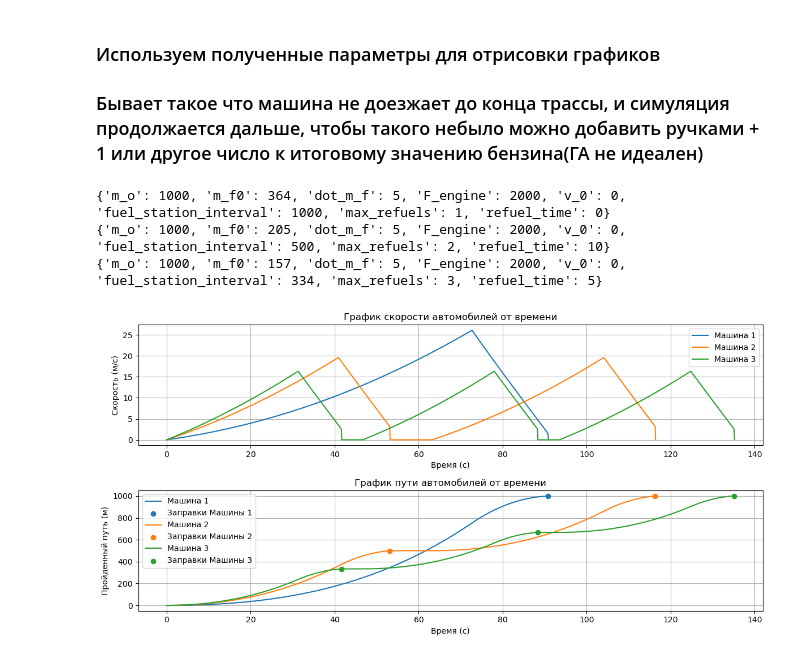
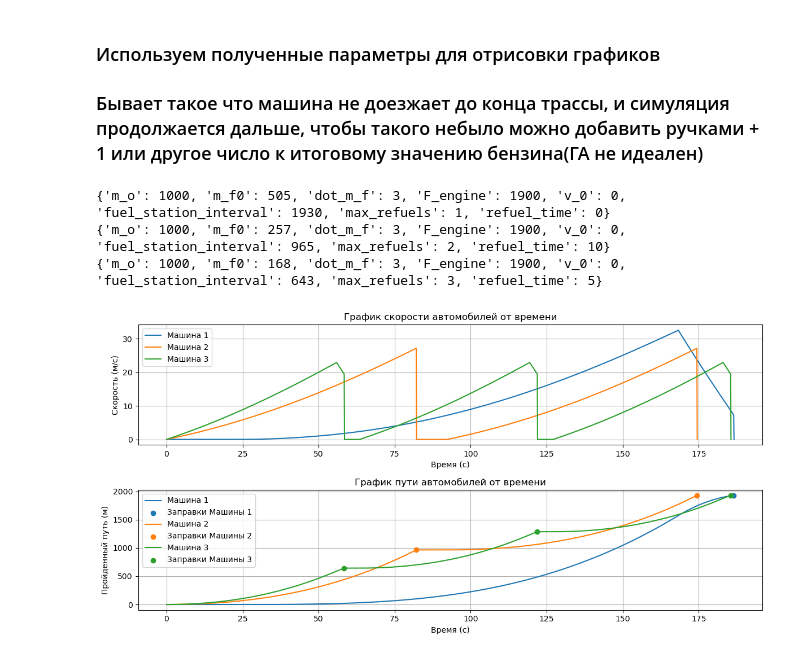
Before and after one commit to YukiTheKilla/math_physics, a Jupyter notebook: main.ipynb, the cells around one changed output. Saved outputs shown, nothing was run; the diff lists cells and outputs as text; code cells hidden in the pictures.

```diff
--- a/main.ipynb
+++ b/main.ipynb
@@ -184,23 +184,27 @@ def fitness_function(individual, car):
     return fitness_value
 
 # Генерация случайной особи (параметр топлива)
-def generate_individual():
-    return [random.randint(100, 500)]  # Случайное значение топлива от 100 до 1000
+def generate_individual(car):
+    min_fuel = int(car["m_f0"] * 0.9)
+    max_fuel = int(car["m_f0"] * 1.1)
+    return [random.randint(min_fuel, max_fuel)]
 
 # Операция кроссинговера (перемешивание топлива двух особей)
 def crossover(parent1, parent2):
     return [(parent1[0] + parent2[0]) // 2], [(parent1[0] + parent2[0]) // 2]
 
 # Операция мутации (случайное изменение топлива)
-def mutate(individual):
-    if random.random() < 0.1:  # 10% шанс на мутацию
-        individual[0] = random.randint(100, 500)
+def mutate(individual, car):
+    if random.random() < 0.1:
+        min_fuel = int(car["m_f0"] * 0.9)
+        max_fuel = int(car["m_f0"] * 1.1)          # Максимум 50% от m_0
+        individual[0] = random.randint(min_fuel, max_fuel)
     return individual
 
 # Основной цикл ГА для одной машины
 def genetic_algorithm_for_car(car, population_size, generations):
     # Генерация начальной популяции
-    population = [generate_individual() for _ in range(population_size)]
+    population = [generate_individual(car) for _ in range(population_size)]
 
     for generation in range(generations):
         # Оценка приспособленности всех особей
@@ -215,7 +219,7 @@ def genetic_algorithm_for_car(car, population_size, generations):
         while len(next_generation) < population_size:
             parent1, parent2 = random.sample(best_individuals, 2)
             child1, child2 = crossover(parent1, parent2)
-            next_generation.extend([mutate(child1), mutate(child2)])
+            next_generation.extend([mutate(child1, car), mutate(child2, car)])
 
         population = next_generation
 
@@ -225,15 +229,15 @@ def genetic_algorithm_for_car(car, population_size, generations):
 
 # Пример данных для разных машин
 cars = [
-    {"m_o": 1000, "m_f0": 1000, "dot_m_f": 5, "F_engine": 2000, "v_0": 0, "fuel_station_interval": 1000, "max_refuels": 1, "refuel_time": 0},
-    {"m_o": 1000, "m_f0": 500, "dot_m_f": 5, "F_engine": 2000, "v_0": 0, "fuel_station_interval": 500, "max_refuels": 2, "refuel_time": 10},
-    {"m_o": 1000, "m_f0": 334, "dot_m_f": 5, "F_engine": 2000, "v_0": 0, "fuel_station_interval": 334, "max_refuels": 3, "refuel_time": 5}
+    {"m_o": 1000, "m_f0": 600, "dot_m_f": 3, "F_engine": 1900, "v_0": 0, "fuel_station_interval": 1930, "max_refuels": 1, "refuel_time": 0},
+    {"m_o": 1000, "m_f0": 300, "dot_m_f": 3, "F_engine": 1900, "v_0": 0, "fuel_station_interval": 965, "max_refuels": 2, "refuel_time": 10},
+    {"m_o": 1000, "m_f0": 200, "dot_m_f": 3, "F_engine": 1900, "v_0": 0, "fuel_station_interval": 643, "max_refuels": 3, "refuel_time": 5}
 ]
 
 # Поиск лучших параметров топлива для каждой машины
 best_fuel_params = []
 for car in cars:
-    best_fuel = genetic_algorithm_for_car(car, population_size=40, generations=100)
+    best_fuel = genetic_algorithm_for_car(car, population_size=5, generations=10)
     best_fuel_params.append(best_fuel)
 
 # Вывод результатов
@@ -250,24 +254,24 @@ Best fuel parameters for car 3: [157]
 # %%
 best_fuel_params_flatten = [item[0] for item in best_fuel_params]
 
 # Добавиол +1 к маштне 1 так как не доедет
-best_fuel_params_flatten = [364,205,157]
+best_fuel_params_flatten[0] = best_fuel_params_flatten[0]+1
 for i, car in enumerate(cars):
     car["m_f0"] = best_fuel_params_flatten[i]
 
 # Output the updated car parameters
 for car in cars:
     print(car)
+
+
+# Симуляция для всех машин
+car_data = []
+for car in cars:
+    car_data.append(simulate_car(car))
+
+plot_car_data(car_data)
 # %% [output]
-{'m_o': 1000, 'm_f0': 364, 'dot_m_f': 5, 'F_engine': 2000, 'v_0': 0, 'fuel_station_interval': 1000, 'max_refuels': 1, 'refuel_time': 0}
-{'m_o': 1000, 'm_f0': 205, 'dot_m_f': 5, 'F_engine': 2000, 'v_0': 0, 'fuel_station_interval': 500, 'max_refuels': 2, 'refuel_time': 10}
-{'m_o': 1000, 'm_f0': 157, 'dot_m_f': 5, 'F_engine': 2000, 'v_0': 0, 'fuel_station_interval': 334, 'max_refuels': 3, 'refuel_time': 5}
+{'m_o': 1000, 'm_f0': 505, 'dot_m_f': 3, 'F_engine': 1900, 'v_0': 0, 'fuel_station_interval': 1930, 'max_refuels': 1, 'refuel_time': 0}
+{'m_o': 1000, 'm_f0': 257, 'dot_m_f': 3, 'F_engine': 1900, 'v_0': 0, 'fuel_station_interval': 965, 'max_refuels': 2, 'refuel_time': 10}
+{'m_o': 1000, 'm_f0': 168, 'dot_m_f': 3, 'F_engine': 1900, 'v_0': 0, 'fuel_station_interval': 643, 'max_refuels': 3, 'refuel_time': 5}
+[figure, added]
-# %%
-# Симуляция для всех машин
-car_data = []
-for car in cars:
-    car_data.append(simulate_car(car))
-
-plot_car_data(car_data)
-# %% [output]
-[figure, removed]
```
Also changed, not shown: parts of 1 cell of this notebook, 1 other file.
